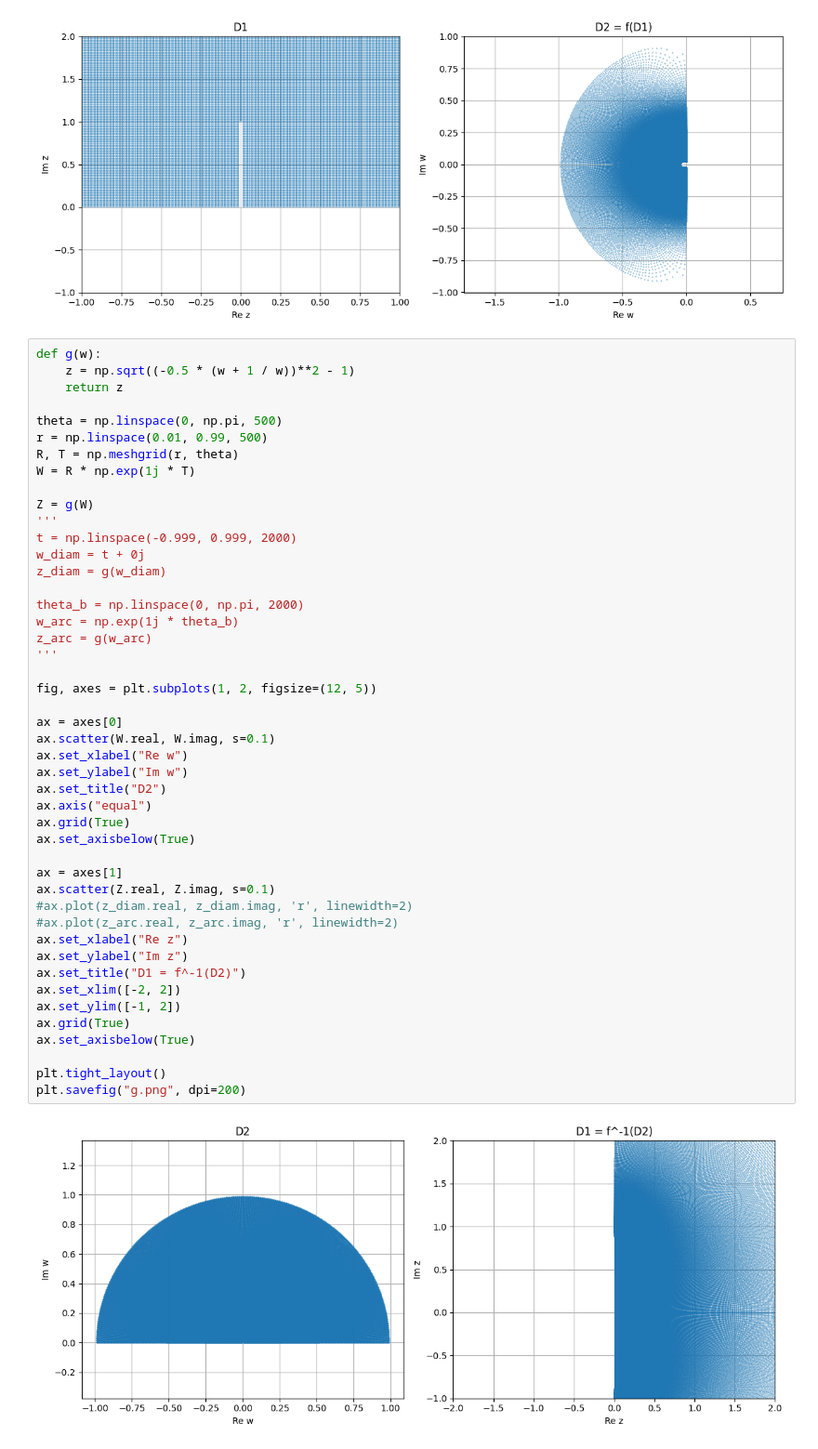
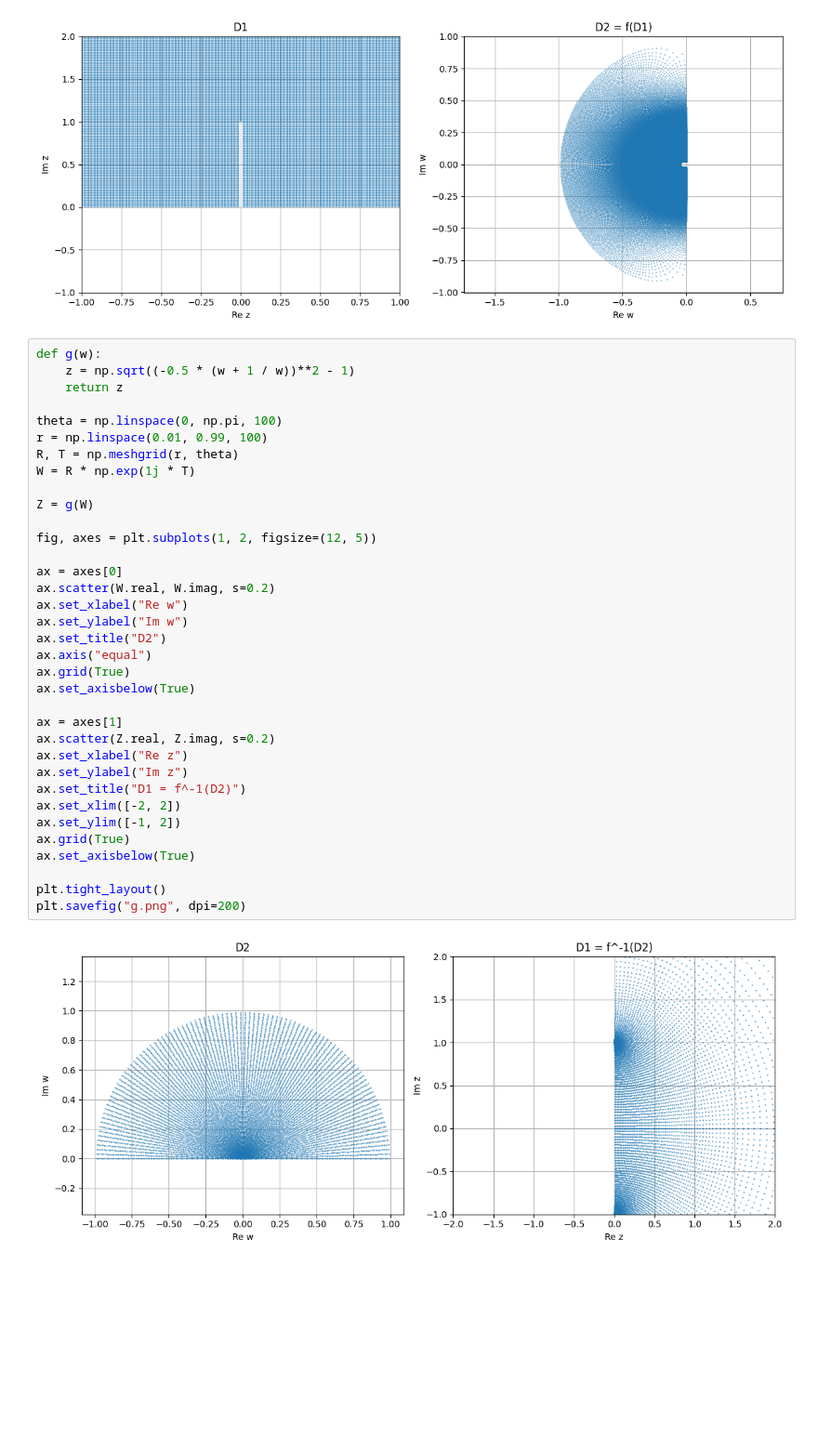
Before and after one commit to n-sukhov/ITMO-courses, a Jupyter notebook: Complex_Analysis/lab2.ipynb, the cells around one changed output. Shown at 93% size. Cells and saved outputs as stored; diff of their text form; blank space fills up the shorter version.

```diff
--- a/Complex_Analysis/lab2.ipynb
+++ b/Complex_Analysis/lab2.ipynb
@@ -49,46 +49,35 @@ def g(w):
     z = np.sqrt((-0.5 * (w + 1 / w))**2 - 1)
     return z
 
-theta = np.linspace(0, np.pi, 500)
-r = np.linspace(0.01, 0.99, 500)
+theta = np.linspace(0, np.pi, 100)
+r = np.linspace(0.01, 0.99, 100)
 R, T = np.meshgrid(r, theta)
 W = R * np.exp(1j * T)
 
 Z = g(W)
-'''
-t = np.linspace(-0.999, 0.999, 2000)
-w_diam = t + 0j
-z_diam = g(w_diam)
-
-theta_b = np.linspace(0, np.pi, 2000)
-w_arc = np.exp(1j * theta_b)
-z_arc = g(w_arc)
-'''
 
 fig, axes = plt.subplots(1, 2, figsize=(12, 5))
 
 ax = axes[0]
-ax.scatter(W.real, W.imag, s=0.1)
+ax.scatter(W.real, W.imag, s=0.2)
 ax.set_xlabel("Re w")
 ax.set_ylabel("Im w")
 ax.set_title("D2")
 ax.axis("equal")
 ax.grid(True)
 ax.set_axisbelow(True)
 
 ax = axes[1]
-ax.scatter(Z.real, Z.imag, s=0.1)
-#ax.plot(z_diam.real, z_diam.imag, 'r', linewidth=2)
-#ax.plot(z_arc.real, z_arc.imag, 'r', linewidth=2)
+ax.scatter(Z.real, Z.imag, s=0.2)
 ax.set_xlabel("Re z")
 ax.set_ylabel("Im z")
 ax.set_title("D1 = f^-1(D2)")
 ax.set_xlim([-2, 2])
 ax.set_ylim([-1, 2])
 ax.grid(True)
 ax.set_axisbelow(True)
 
 plt.tight_layout()
 plt.savefig("g.png", dpi=200)
 # %% [output]
-[figure, old version]
+[figure, new version]
```
Also changed, not shown: 1 other file.
